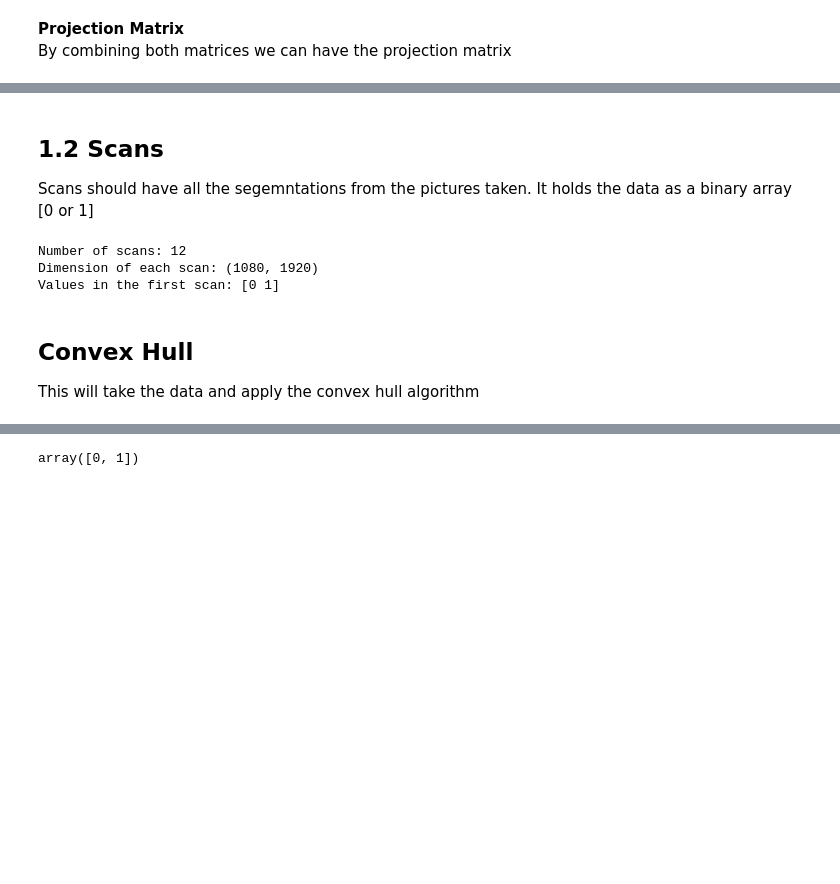
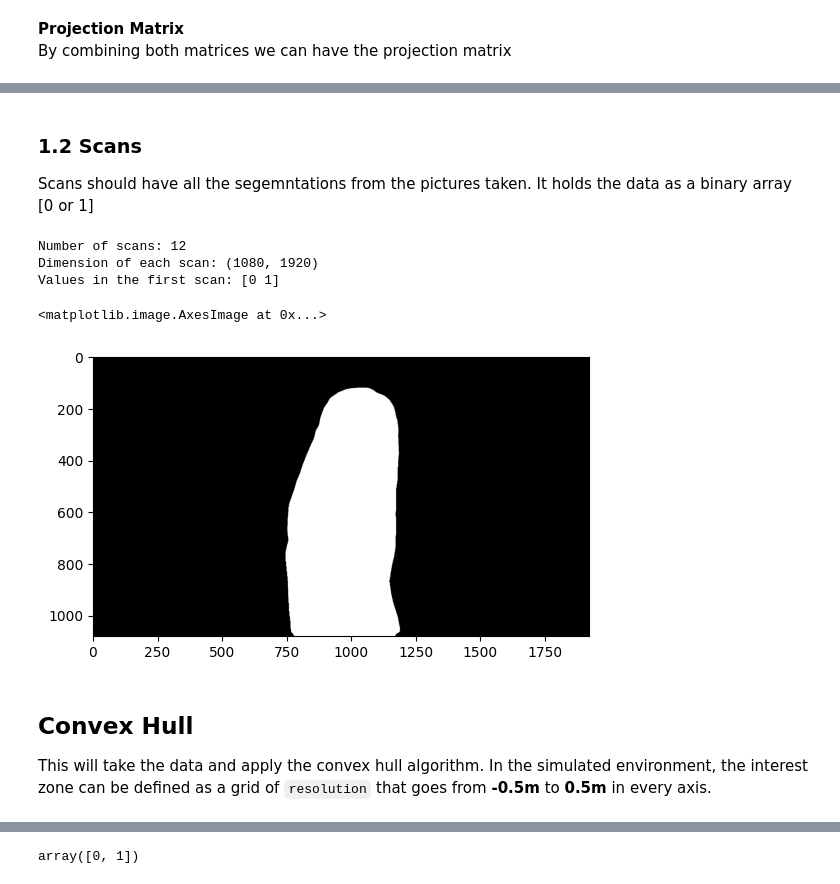
Before and after one commit to GuilhermeCosta-Ferreira/ARM-SOFT-Scanning, a Jupyter notebook: 3d_reconstruction/reconstruction_nb.ipynb, the cells around one changed output, grey strips where cells are left out. Drawn from its saved outputs; the diff is of its cells as text; code cells hidden in the pictures; blank space fills up the shorter version.

```diff
--- a/3d_reconstruction/reconstruction_nb.ipynb
+++ b/3d_reconstruction/reconstruction_nb.ipynb
@@ -51,19 +53,23 @@ Projection Matyrix of Camera 0
 
 With shape: (3, 4)
 # %% [markdown]
-## 1.2 Scans
+### 1.2 Scans
 Scans should have all the segemntations from the pictures taken. It holds the data as a binary array [0 or 1]
 # %%
 scans = Scans("../3d_reconstruction/figures/reconstruction_d30/segmented")
 # %%
 print(f"Number of scans: {scans.nr_positions}")
 print(f"Dimension of each scan: {scans.scan_shape}")
 print(f"Values in the first scan: {np.unique(scans.scan(0))}")
+
+plt.imshow(scans.scan(0), cmap='gray')
 # %% [output]
 Number of scans: 12
 Dimension of each scan: (1080, 1920)
 Values in the first scan: [0 1]
+<matplotlib.image.AxesImage at 0x...>
+[figure, added]
 # %% [markdown]
 ## Convex Hull
-This will take the data and apply the convex hull algorithm
+This will take the data and apply the convex hull algorithm. In the simulated environment, the interest zone can be defined as a grid of `resolution` that goes from **-0.5m** to **0.5m** in every axis.
 # %%
```
Also changed, not shown: parts of 24 cells of this notebook, 32 other files.
